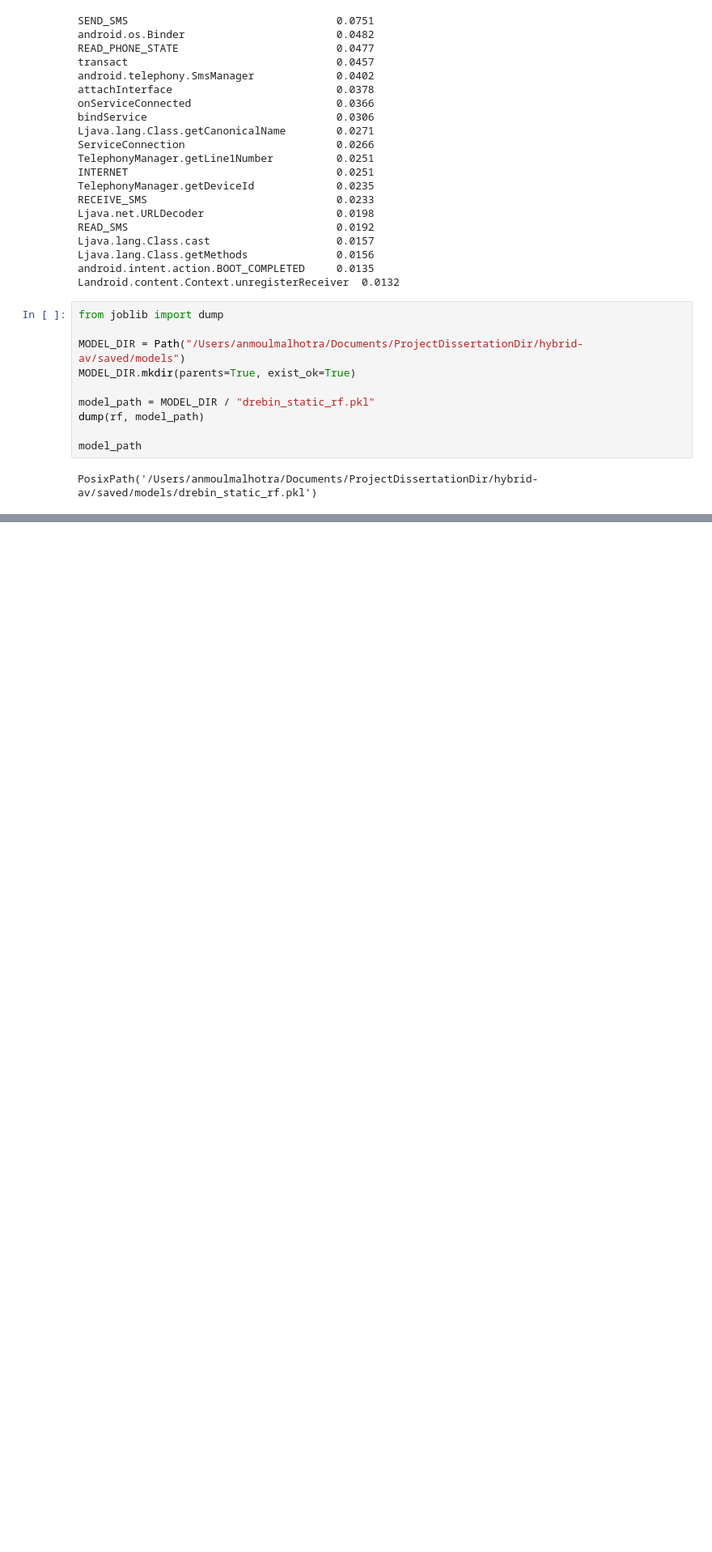
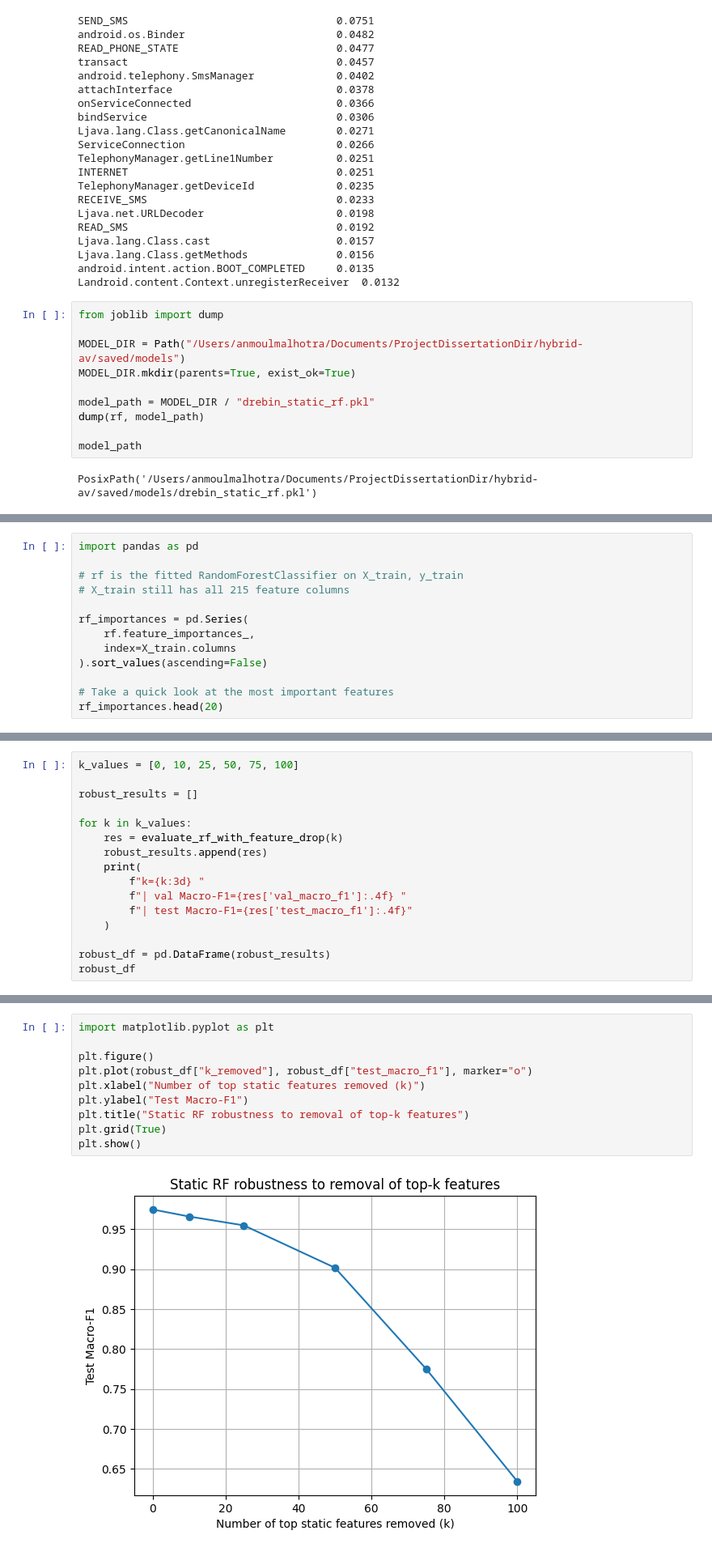
Before and after one commit to AM2356/hybrid-av, a Jupyter notebook: notebooks/01_drebin_static_baseline.ipynb, the cells around one changed output, grey strips where cells are left out. Shown at 81% size. Cells and saved outputs as stored; diff of their text form; blank space fills up the shorter version.

```diff
--- a/notebooks/01_drebin_static_baseline.ipynb
+++ b/notebooks/01_drebin_static_baseline.ipynb
@@ -183,0 +265,13 @@ PosixPath('/Users/anmoulmalhotra/Documents/ProjectDissertationDir/hybrid-av/save
+# %%
+import pandas as pd
+
+# rf is the fitted RandomForestClassifier on X_train, y_train
+# X_train still has all 215 feature columns
+
+rf_importances = pd.Series(
+    rf.feature_importances_,
+    index=X_train.columns
+).sort_values(ascending=False)
+
+# Take a quick look at the most important features
+rf_importances.head(20)
@@ -183,0 +346,16 @@ PosixPath('/Users/anmoulmalhotra/Documents/ProjectDissertationDir/hybrid-av/save
+# %%
+k_values = [0, 10, 25, 50, 75, 100]
+
+robust_results = []
+
+for k in k_values:
+    res = evaluate_rf_with_feature_drop(k)
+    robust_results.append(res)
+    print(
+        f"k={k:3d} "
+        f"| val Macro-F1={res['val_macro_f1']:.4f} "
+        f"| test Macro-F1={res['test_macro_f1']:.4f}"
+    )
+
+robust_df = pd.DataFrame(robust_results)
+robust_df
@@ -183,0 +376,12 @@ PosixPath('/Users/anmoulmalhotra/Documents/ProjectDissertationDir/hybrid-av/save
+# %%
+import matplotlib.pyplot as plt
+
+plt.figure()
+plt.plot(robust_df["k_removed"], robust_df["test_macro_f1"], marker="o")
+plt.xlabel("Number of top static features removed (k)")
+plt.ylabel("Test Macro-F1")
+plt.title("Static RF robustness to removal of top-k features")
+plt.grid(True)
+plt.show()
+# %% [output]
+[figure, added]
```
Also changed, not shown: parts of 18 cells of this notebook, 3 other files.
